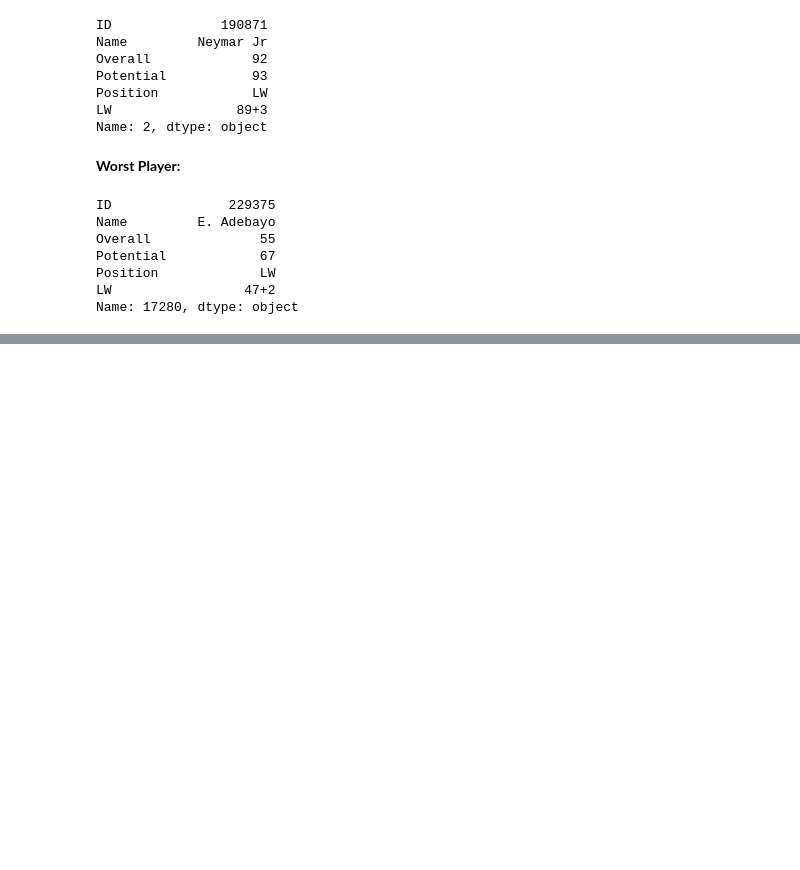
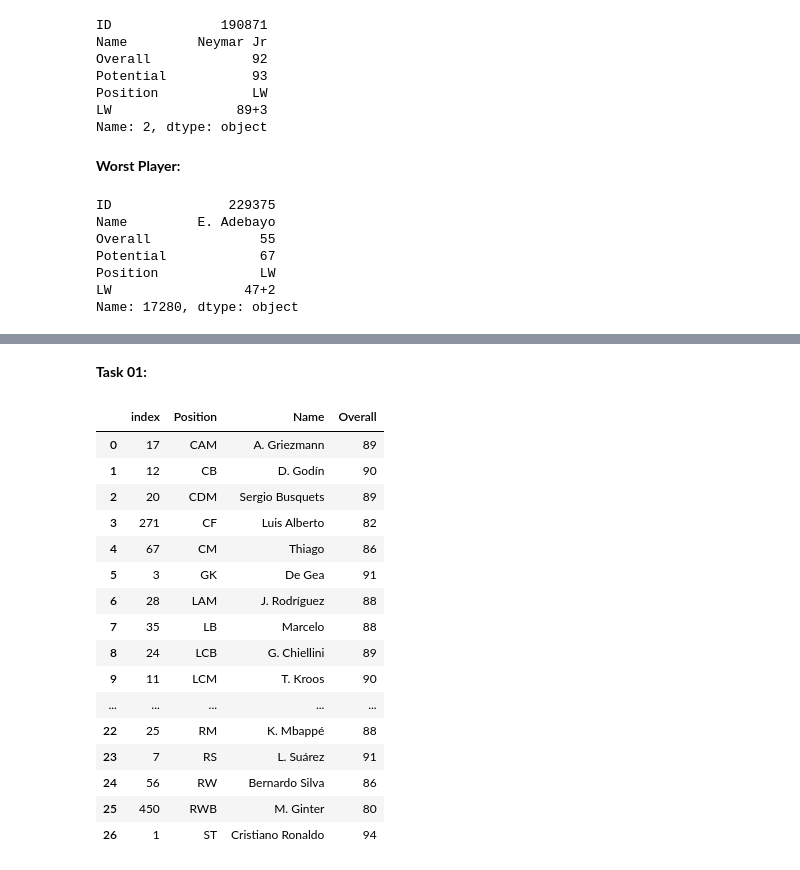
Before and after one commit to rizimore/python-playground, a Jupyter notebook: assignments/assignment-01/SP19-BSE-006-ASSIGNMENT-01.ipynb, the cells around one changed output, grey strips where cells are left out. Saved outputs shown, nothing was run; the diff lists cells and outputs as text; code cells hidden in the pictures; blank space fills up the shorter version.

```diff
--- a/assignments/assignment-01/SP19-BSE-006-ASSIGNMENT-01.ipynb
+++ b/assignments/assignment-01/SP19-BSE-006-ASSIGNMENT-01.ipynb
@@ -146,0 +170,24 @@ Name: 17280, dtype: object
+# %% [markdown]
+**Task 01:**
+# %%
+best_players = df.loc[df.groupby('Position')['Overall'].idxmax()]
+# %%
+best_players[['Position', 'Name', 'Overall']].reset_index()
+# %% [output]
+|  | index | Position | Name | Overall |
+| 0 | 17 | CAM | A. Griezmann | 89 |
+| 1 | 12 | CB | D. Godín | 90 |
+| 2 | 20 | CDM | Sergio Busquets | 89 |
+| 3 | 271 | CF | Luis Alberto | 82 |
+| 4 | 67 | CM | Thiago | 86 |
+| 5 | 3 | GK | De Gea | 91 |
+| 6 | 28 | LAM | J. Rodríguez | 88 |
+| 7 | 35 | LB | Marcelo | 88 |
+| 8 | 24 | LCB | G. Chiellini | 89 |
+| 9 | 11 | LCM | T. Kroos | 90 |
+| ... | ... | ... | ... | ... |
+| 22 | 25 | RM | K. Mbappé | 88 |
+| 23 | 7 | RS | L. Suárez | 91 |
+| 24 | 56 | RW | Bernardo Silva | 86 |
+| 25 | 450 | RWB | M. Ginter | 80 |
+| 26 | 1 | ST | Cristiano Ronaldo | 94 |
```
Also changed, not shown: parts of 8 cells of this notebook.
